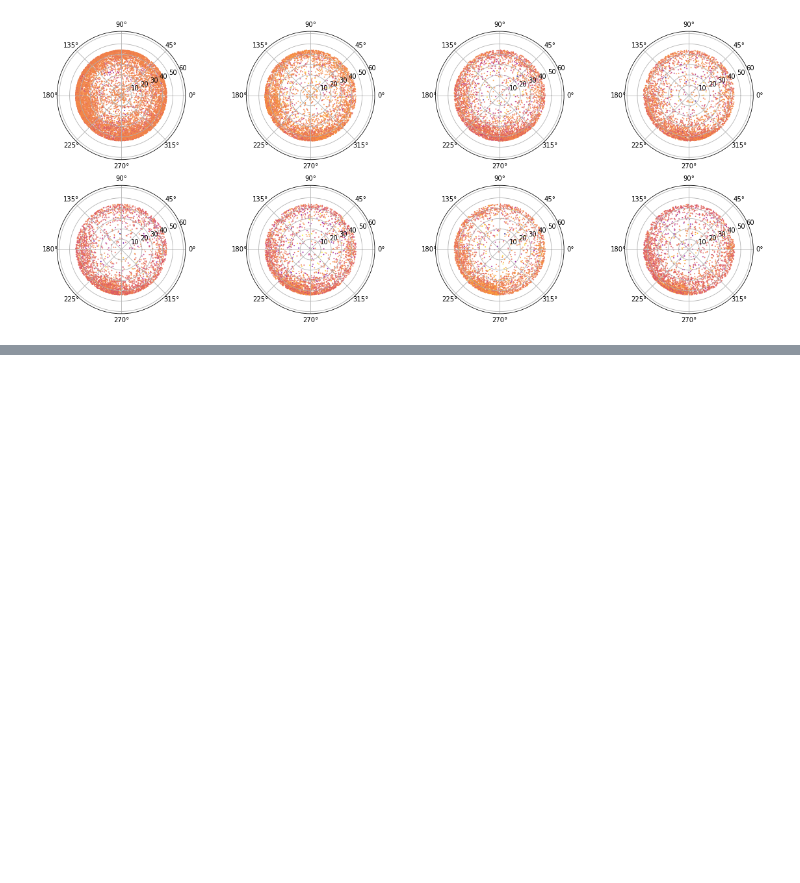
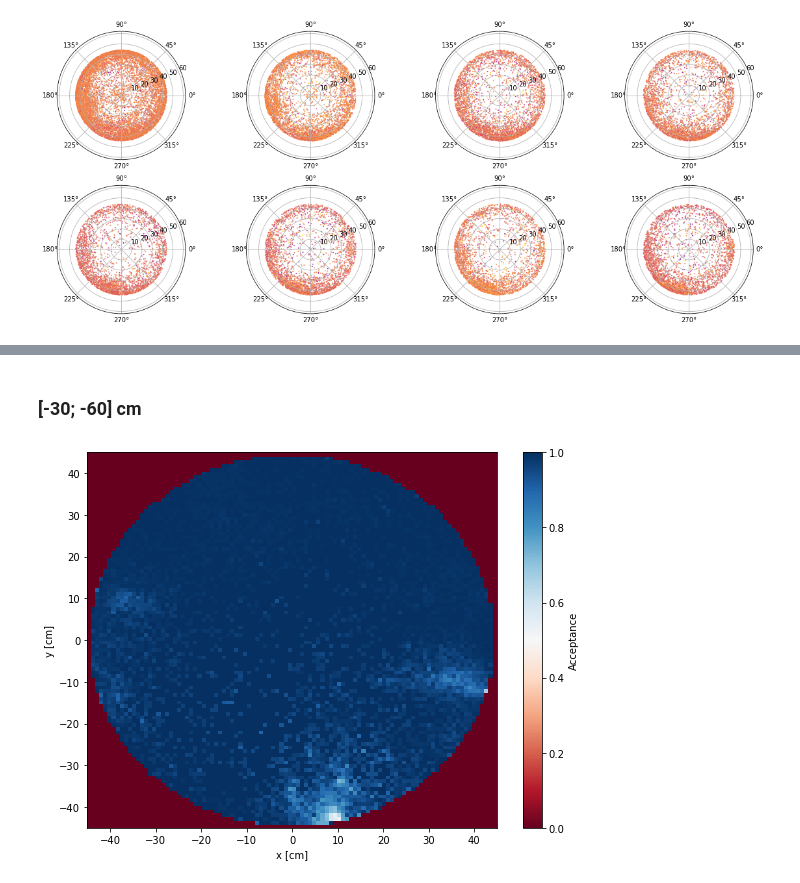
Before and after one commit to GiovanniVolta/CS2-AFT-SR2, a Jupyter notebook: notebook/CS2_AFT_6.10.1_comparison_before18836.ipynb, the cells around one changed output, grey strips where cells are left out. Cells and saved outputs as stored; diff of their text form; code cells hidden in the pictures; blank space fills up the shorter version.

```diff
--- a/notebook/CS2_AFT_6.10.1_comparison_before18836.ipynb
+++ b/notebook/CS2_AFT_6.10.1_comparison_before18836.ipynb
@@ -815,0 +884,16 @@ Unnamed selection: 3236069 rows removed (1.08% passed)
+# %% [markdown]
+### [-30; -60] cm
+# %%
+hist_data, x_data, y_data = np.histogram2d(xy_z2['x_3d_nn_tf'], xy_z2['y_3d_nn_tf'],
+                                           bins=(100,100), range=((-45, +45), (-45, +45)))
+hist_cut, x_cut, y_cut = np.histogram2d(xy_z2_cut['x_3d_nn_tf'], xy_z2_cut['y_3d_nn_tf'],
+                                        bins=(100,100), range=((-45, +45), (-45, +45)))
+Acceptance_xy = hist_cut/hist_data
+plt.figure(figsize=(8,6))
+c2 = plt.pcolor(x_data, y_data, Acceptance_xy, cmap='RdBu', vmin=0, vmax=1)
+plt.colorbar(c2, label='Acceptance')
+plt.xlabel('x [cm]')
+plt.ylabel('y [cm]')
+plt.tight_layout()
+# %% [output]
+[figure, added]
```
Also changed, not shown: parts of 9 cells of this notebook.
